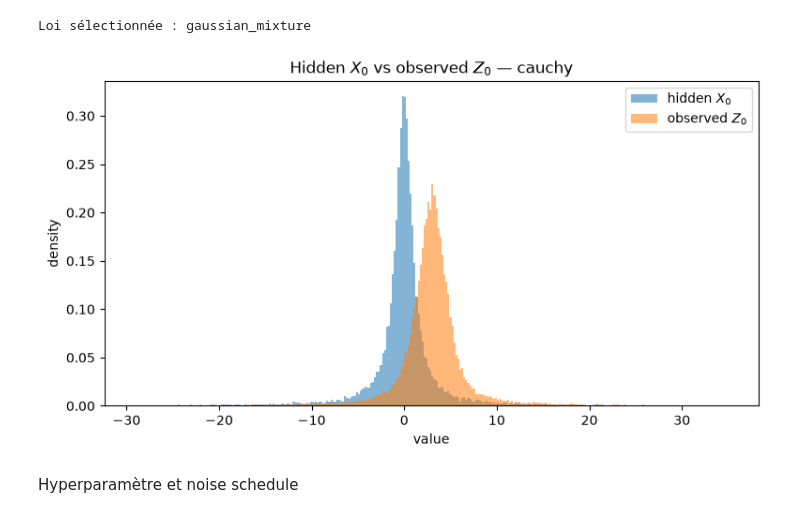
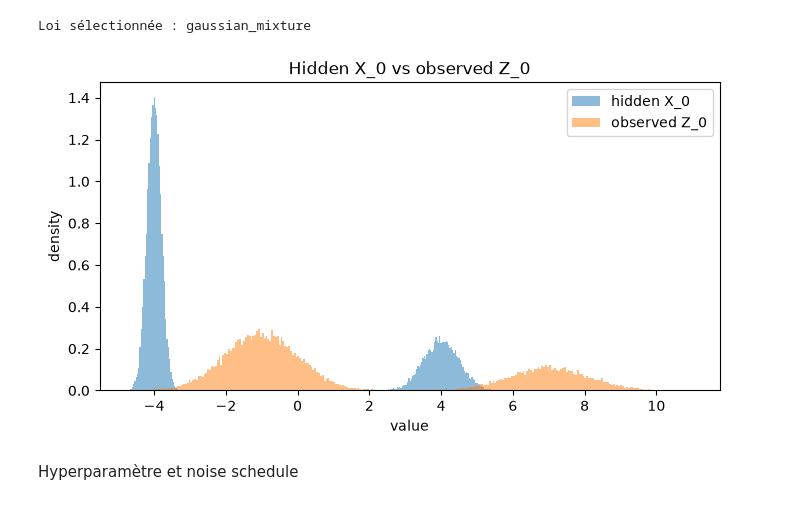
Before and after one commit to lealagonotte/stage_2026, a Jupyter notebook: ddpm_adapted_hessian.ipynb, the cells around one changed output. Drawn from its saved outputs; the diff is of its cells as text; code cells hidden in the pictures.

```diff
--- a/ddpm_adapted_hessian.ipynb
+++ b/ddpm_adapted_hessian.ipynb
@@ -431,7 +431,7 @@ print(f"Loi sélectionnée : {data}")
 # %% [output]
 Loi sélectionnée : gaussian_mixture
 # %%
-data = "cauchy"  # Choix de la loi pour X_0
+data = "mixture"  # Choix de la loi pour X_0
 if data == "cauchy":
 
 
@@ -476,34 +476,34 @@ if data == "cauchy":
 
     plt.xlim(
         xmin - padding,
         xmax + padding,
     )
 
     plt.title(f"Hidden $X_0$ vs observed $Z_0$ — {data}")
     plt.xlabel("value")
     plt.ylabel("density")
     plt.legend()
     plt.show()
 else :
 
 
 
 
     x0, z0 = sample_joint_data(n_samples, data=data)
 
     x0_np = x0.detach().cpu().numpy()
     z0_np = z0.detach().cpu().numpy()
 
     plt.figure(figsize=(8, 4))
     plt.hist(x0_np, bins=300, density=True, alpha=0.5, label="hidden X_0")
     plt.hist(z0_np, bins=300, density=True, alpha=0.5, label="observed Z_0")
     plt.title("Hidden X_0 vs observed Z_0")
     plt.xlabel("value")
     plt.ylabel("density")
     plt.legend()
     plt.show()
 # %% [output]
-[figure, old version]
+[figure, new version]
 # %% [markdown]
 Hyperparamètre et noise schedule
 # %%
```
Also changed, not shown: parts of 8 cells of this notebook.
